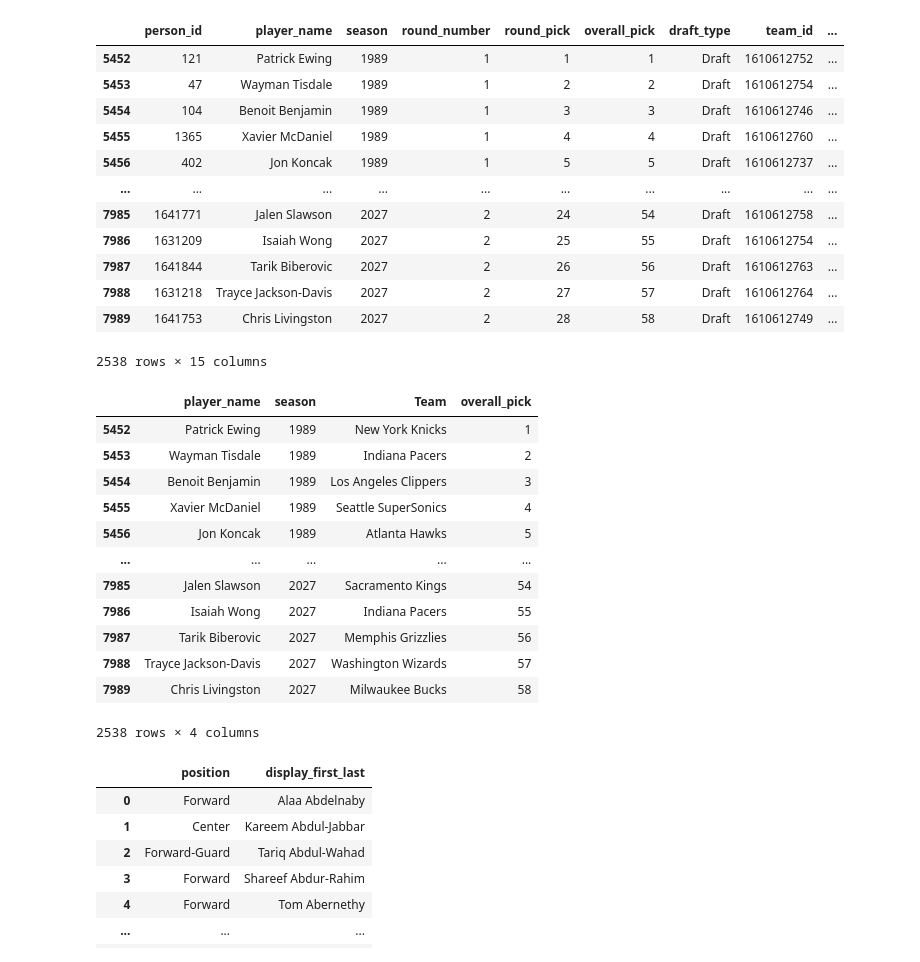
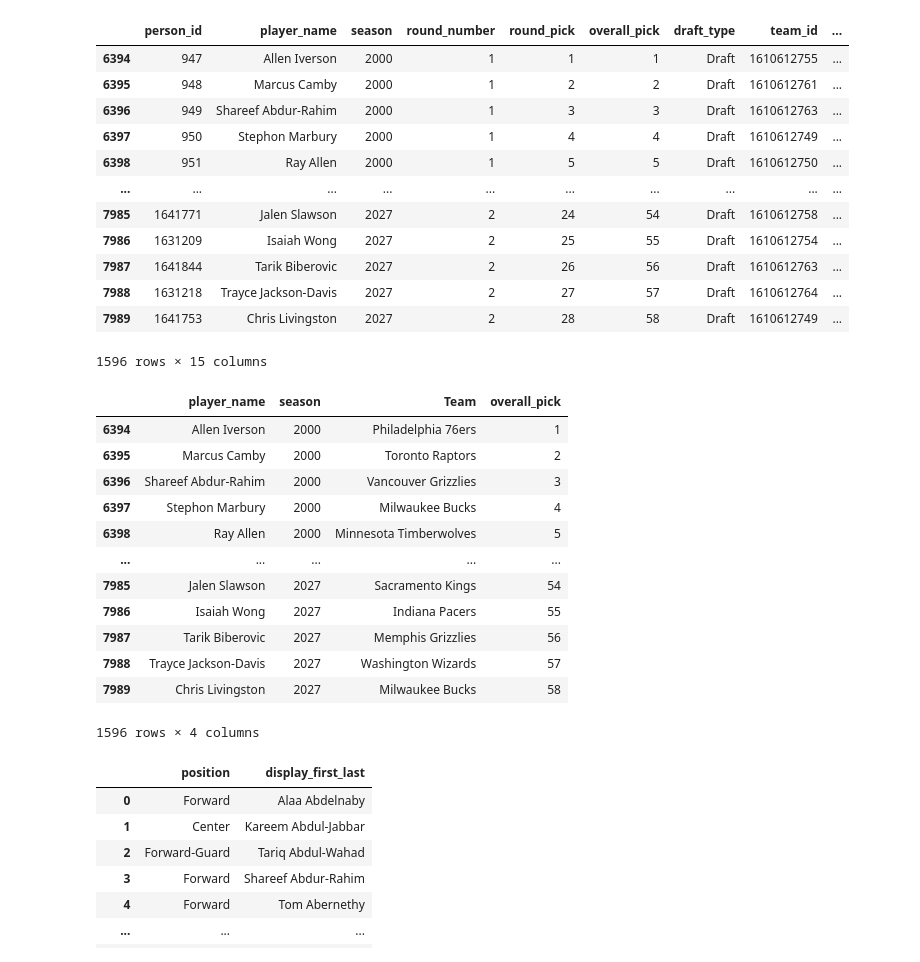
Before and after one commit to hugolo4/demodayJEDHA, a Jupyter notebook: dataframeCreate.ipynb, the cells around one changed output. Drawn from its saved outputs; the diff is of its cells as text; code cells hidden in the pictures.

```diff
--- a/dataframeCreate.ipynb
+++ b/dataframeCreate.ipynb
@@ -1,2 +1,8 @@
 # %%
 import pandas as pd
+# %%
+date_start = input('Date de départ des données ? ')
+date_saisson_id = '2' + date_start
+date_saisson_id = int(date_saisson_id)
+date_start = int(date_start)
+print(type(date_saisson_id))
@@ -148,43 +157,46 @@ df_new_game
 # %%
 df_draft_history = pd.read_csv('draft_history.csv')
 # %%
+
+delta = input('Décalage de date ? ')
+delta = int(delta)
 df_draft_history['Team']  = df_draft_history['team_city'] + ' ' + df_draft_history['team_name']
 #ajoute d'un décalage de 4 ans
-df_draft_history['season'] = df_draft_history.apply(lambda x: x['season'] + 4, axis=1)
+df_draft_history['season'] = df_draft_history.apply(lambda x: x['season'] + delta, axis=1)
 # on garde que les années supérieures à 2010
-df_draft_history= df_draft_history[df_draft_history['season'] >= 1989]
+df_draft_history= df_draft_history[df_draft_history['season'] >= date_start]
 df_draft_history
 # %% [output]
 |  | person_id | player_name | season | round_number | round_pick | overall_pick | draft_type | team_id | ... |
-| 5452 | 121 | Patrick Ewing | 1989 | 1 | 1 | 1 | Draft | 1610612752 | ... |
-| 5453 | 47 | Wayman Tisdale | 1989 | 1 | 2 | 2 | Draft | 1610612754 | ... |
-| 5454 | 104 | Benoit Benjamin | 1989 | 1 | 3 | 3 | Draft | 1610612746 | ... |
-| 5455 | 1365 | Xavier McDaniel | 1989 | 1 | 4 | 4 | Draft | 1610612760 | ... |
-| 5456 | 402 | Jon Koncak | 1989 | 1 | 5 | 5 | Draft | 1610612737 | ... |
+| 6394 | 947 | Allen Iverson | 2000 | 1 | 1 | 1 | Draft | 1610612755 | ... |
+| 6395 | 948 | Marcus Camby | 2000 | 1 | 2 | 2 | Draft | 1610612761 | ... |
+| 6396 | 949 | Shareef Abdur-Rahim | 2000 | 1 | 3 | 3 | Draft | 1610612763 | ... |
+| 6397 | 950 | Stephon Marbury | 2000 | 1 | 4 | 4 | Draft | 1610612749 | ... |
+| 6398 | 951 | Ray Allen | 2000 | 1 | 5 | 5 | Draft | 1610612750 | ... |
 | ... | ... | ... | ... | ... | ... | ... | ... | ... | ... |
 | 7985 | 1641771 | Jalen Slawson | 2027 | 2 | 24 | 54 | Draft | 1610612758 | ... |
 | 7986 | 1631209 | Isaiah Wong | 2027 | 2 | 25 | 55 | Draft | 1610612754 | ... |
 | 7987 | 1641844 | Tarik Biberovic | 2027 | 2 | 26 | 56 | Draft | 1610612763 | ... |
 | 7988 | 1631218 | Trayce Jackson-Davis | 2027 | 2 | 27 | 57 | Draft | 1610612764 | ... |
 | 7989 | 1641753 | Chris Livingston | 2027 | 2 | 28 | 58 | Draft | 1610612749 | ... |
-2538 rows × 15 columns
+1596 rows × 15 columns
 # %%
 df_draft_history = df_draft_history.loc[:, ['player_name', 'season', 'Team', 'overall_pick']]
 df_draft_history
 # %% [output]
 |  | player_name | season | Team | overall_pick |
-| 5452 | Patrick Ewing | 1989 | New York Knicks | 1 |
-| 5453 | Wayman Tisdale | 1989 | Indiana Pacers | 2 |
-| 5454 | Benoit Benjamin | 1989 | Los Angeles Clippers | 3 |
-| 5455 | Xavier McDaniel | 1989 | Seattle SuperSonics | 4 |
-| 5456 | Jon Koncak | 1989 | Atlanta Hawks | 5 |
+| 6394 | Allen Iverson | 2000 | Philadelphia 76ers | 1 |
+| 6395 | Marcus Camby | 2000 | Toronto Raptors | 2 |
+| 6396 | Shareef Abdur-Rahim | 2000 | Vancouver Grizzlies | 3 |
+| 6397 | Stephon Marbury | 2000 | Milwaukee Bucks | 4 |
+| 6398 | Ray Allen | 2000 | Minnesota Timberwolves | 5 |
 | ... | ... | ... | ... | ... |
 | 7985 | Jalen Slawson | 2027 | Sacramento Kings | 54 |
 | 7986 | Isaiah Wong | 2027 | Indiana Pacers | 55 |
 | 7987 | Tarik Biberovic | 2027 | Memphis Grizzlies | 56 |
 | 7988 | Trayce Jackson-Davis | 2027 | Washington Wizards | 57 |
 | 7989 | Chris Livingston | 2027 | Milwaukee Bucks | 58 |
-2538 rows × 4 columns
+1596 rows × 4 columns
 # %%
 df_common_player_info = pd.read_csv('common_player_info.csv')
 # %%
```
Also changed, not shown: parts of 12 cells of this notebook, 5 other files.
